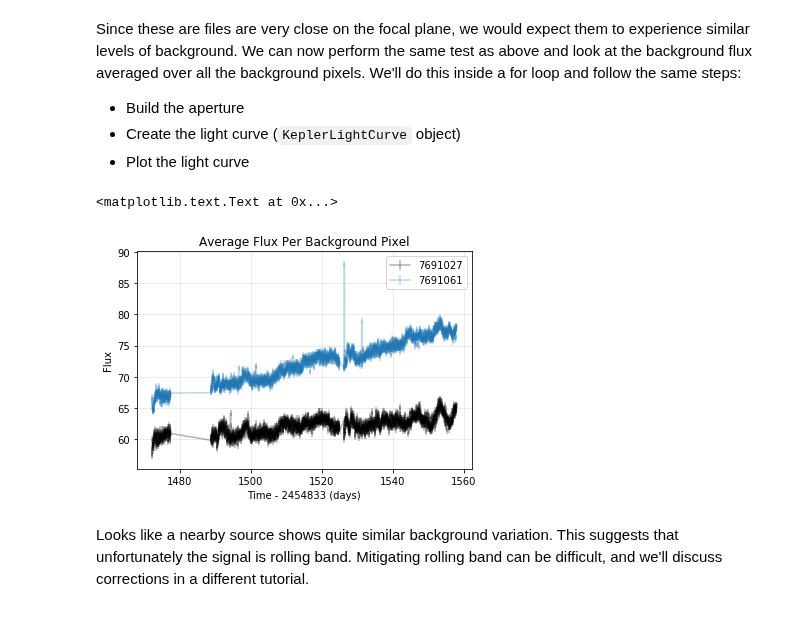
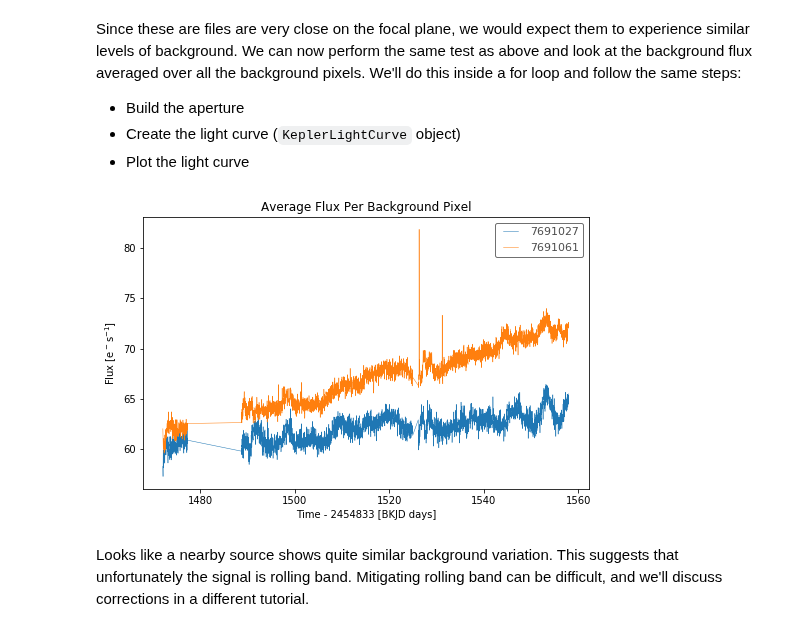
Before and after one commit to lightkurve/lightkurve, a Jupyter notebook: docs/source/tutorials/2.06-identify-rolling-band.ipynb, the cells around one changed output. Drawn from its saved outputs; the diff is of its cells as text; code cells hidden in the pictures.

```diff
--- a/docs/source/tutorials/2.06-identify-rolling-band.ipynb
+++ b/docs/source/tutorials/2.06-identify-rolling-band.ipynb
@@ -18,4 +18,4 @@ import numpy as np
 import matplotlib.pyplot as plt
 %matplotlib inline
 # %%
-tpf = KeplerTargetPixelFile.from_archive('7691027', quarter=16)
+tpf = search_targetpixelfile('7691027', quarter=16).download()
@@ -68,2 +65,2 @@ We can perform another test by looking at the background in a nearby source. Usi
 # %%
-tpfs = KeplerTargetPixelFile.from_archive('7691027', quarter=16, radius=60, targetlimit=2)
+tpfs = search_targetpixelfile('7691027', radius=60, quarter=16, limit=2).download_all()
@@ -91,23 +85,22 @@ Since these are files are very close on the focal plane, we would expect them to
 * Create the light curve (`KeplerLightCurve` object)
 * Plot the light curve
 # %%
-fig, ax = plt.subplots()
-for t in tpfs:
+fig, ax = plt.subplots(figsize=(8, 5))
+for t in tpfs.data:
     # Construct a background aperture
-    aper = t.flux[0] < 200
+    aper = np.nan_to_num(t.flux[0]) < 200
     npix = len(np.where(aper == True)[0])
 
     # Create a lightcurve
     bkg_lc = t.to_lightcurve(aperture_mask=aper)
     bkg_lc /= npix  # Don't forget to normalize by the number of pixels in the aperture!
 
     # Plot the result
     bkg_lc = bkg_lc.remove_outliers()
-    bkg_lc.plot(ax=ax, normalize=False, alpha=0.3, label=t.keplerid)
+    bkg_lc.plot(ax=ax, normalize=False, label=t.targetid)
 
-ax.set_title('Average Flux Per Background Pixel')
+ax.set_title('Average Flux Per Background Pixel');
 # %% [output]
-<matplotlib.text.Text at 0x...>
-[figure, old version]
+[figure, new version]
 # %% [markdown]
 Looks like a nearby source shows quite similar background variation. This suggests that unfortunately the signal is rolling band. Mitigating rolling band can be difficult, and we'll discuss corrections in a different tutorial.
```
Also changed, not shown: parts of 10 cells of this notebook, 13 other files.
